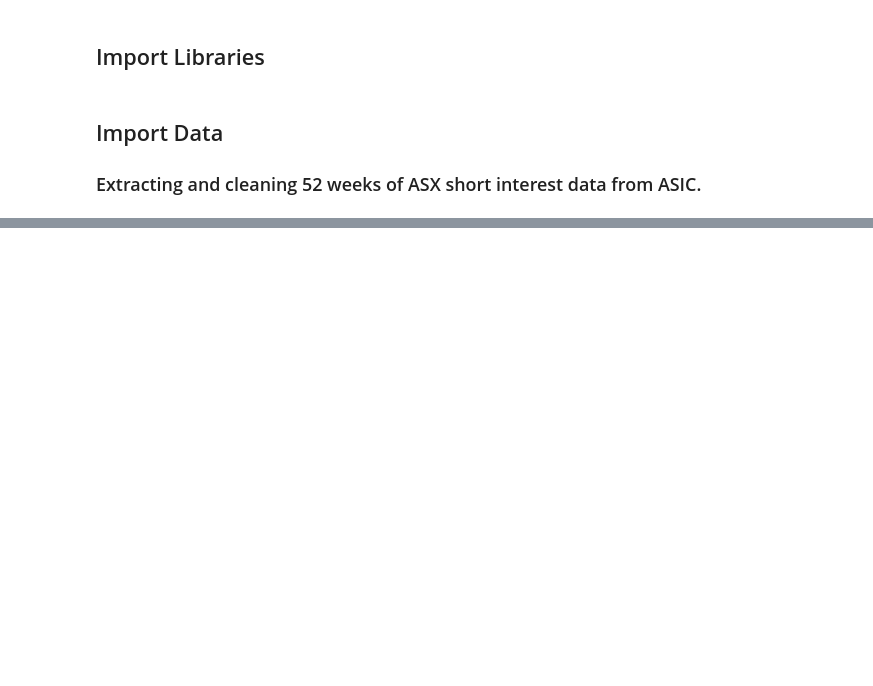
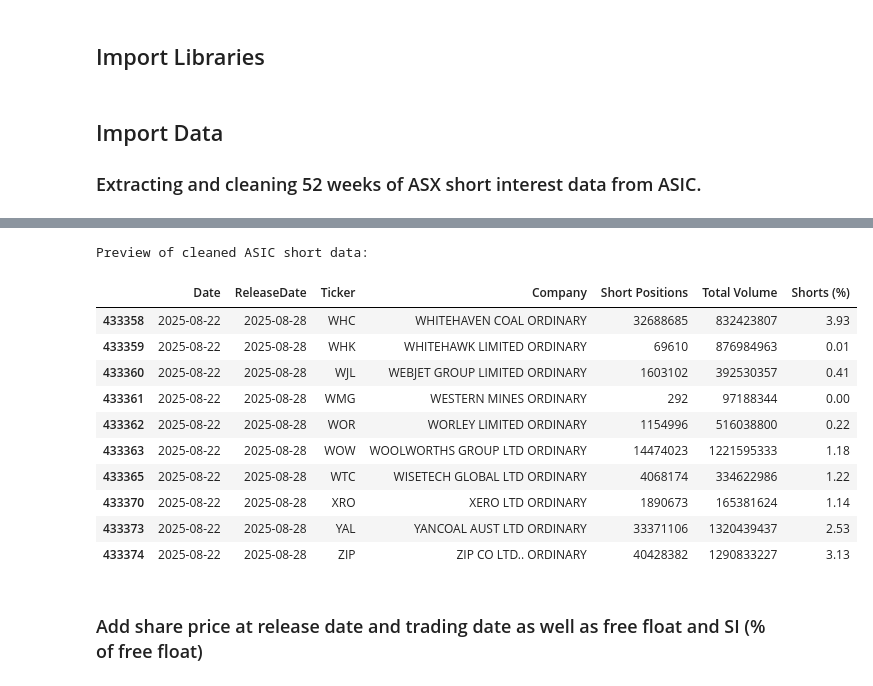
Before and after one commit to Taff1887/short-king, a Jupyter notebook: Short King.ipynb, the cells around one changed output, grey strips where cells are left out. Saved outputs shown, nothing was run; the diff lists cells and outputs as text; code cells hidden in the pictures; blank space fills up the shorter version.

```diff
--- a/Short King.ipynb
+++ b/Short King.ipynb
@@ -1189,0 +144,24 @@ Open positions at end: ['BRG', 'LTR', 'IMU', 'PLS', 'CTD', 'NUF', 'MIN', 'IGO',
+# %%
+# ---------- Preview ----------
+print("\nPreview of cleaned ASIC short data:")
+display(
+    hist_df.tail(10)[
+        ["Date", "ReleaseDate", "Ticker", "Company",
+         "Short Positions", "Total Volume", "Shorts (%)"]
+    ]
+)
+# %% [output]
+Preview of cleaned ASIC short data:
+|  | Date | ReleaseDate | Ticker | Company | Short Positions | Total Volume | Shorts (%) |
+| 433358 | 2025-08-22 | 2025-08-28 | WHC | WHITEHAVEN COAL ORDINARY | 32688685 | 832423807 | 3.93 |
+| 433359 | 2025-08-22 | 2025-08-28 | WHK | WHITEHAWK LIMITED ORDINARY | 69610 | 876984963 | 0.01 |
+| 433360 | 2025-08-22 | 2025-08-28 | WJL | WEBJET GROUP LIMITED ORDINARY | 1603102 | 392530357 | 0.41 |
+| 433361 | 2025-08-22 | 2025-08-28 | WMG | WESTERN MINES ORDINARY | 292 | 97188344 | 0.00 |
+| 433362 | 2025-08-22 | 2025-08-28 | WOR | WORLEY LIMITED ORDINARY | 1154996 | 516038800 | 0.22 |
+| 433363 | 2025-08-22 | 2025-08-28 | WOW | WOOLWORTHS GROUP LTD ORDINARY | 14474023 | 1221595333 | 1.18 |
+| 433365 | 2025-08-22 | 2025-08-28 | WTC | WISETECH GLOBAL LTD ORDINARY | 4068174 | 334622986 | 1.22 |
+| 433370 | 2025-08-22 | 2025-08-28 | XRO | XERO LTD ORDINARY | 1890673 | 165381624 | 1.14 |
+| 433373 | 2025-08-22 | 2025-08-28 | YAL | YANCOAL AUST LTD ORDINARY | 33371106 | 1320439437 | 2.53 |
+| 433374 | 2025-08-22 | 2025-08-28 | ZIP | ZIP CO LTD.. ORDINARY | 40428382 | 1290833227 | 3.13 |
+# %% [markdown]
+### Add share price at release date and trading date as well as free float and SI (% of free float)
```
Also changed, not shown: parts of 46 cells of this notebook.
